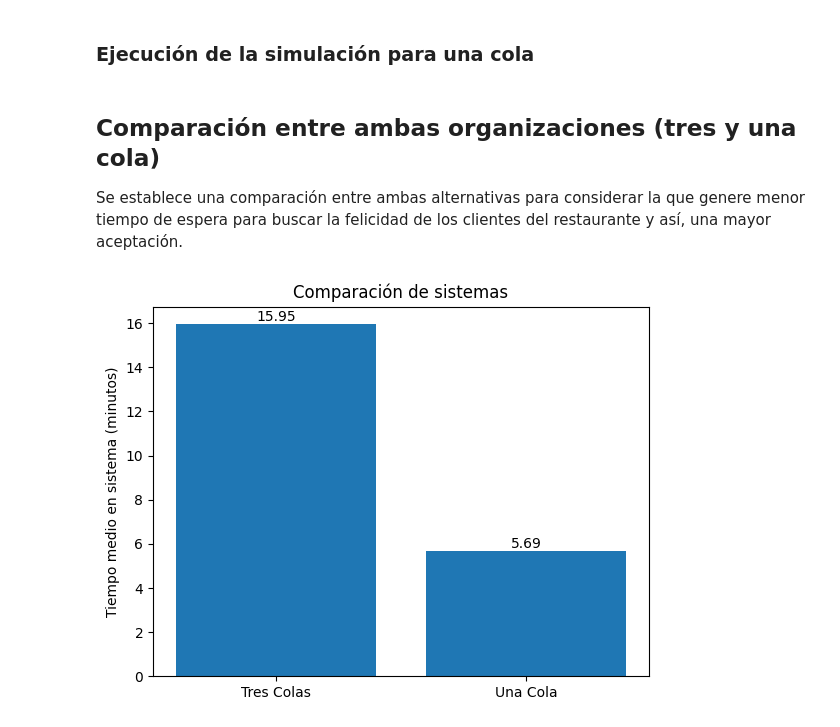
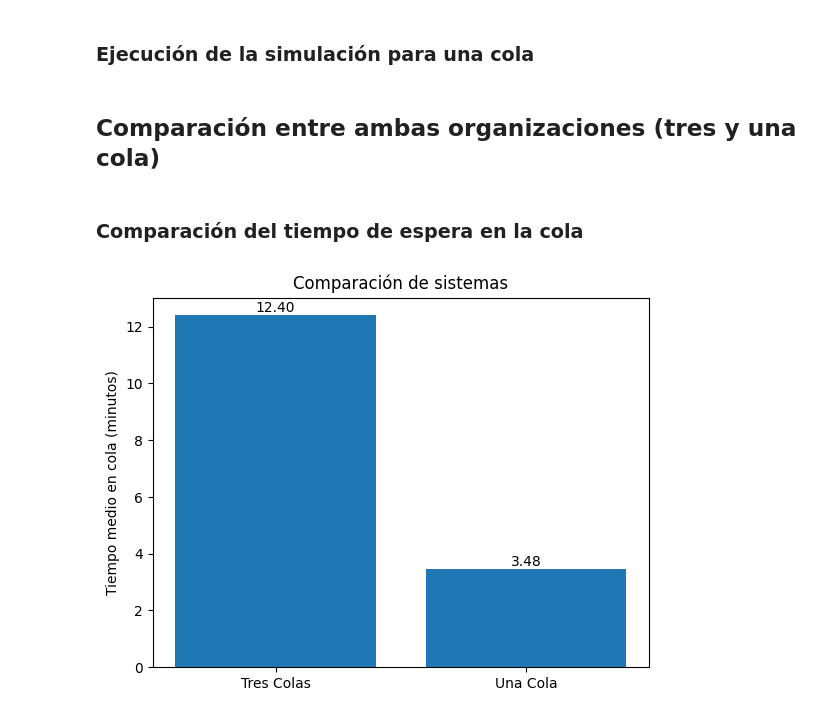
Before and after one commit to ClaudiaHdezPerez/Fast_Food_Restaurant, a Jupyter notebook: code/fast_food.ipynb, the cells around one changed output. Saved outputs shown, nothing was run; the diff lists cells and outputs as text; code cells hidden in the pictures.

```diff
--- a/code/fast_food.ipynb
+++ b/code/fast_food.ipynb
@@ -61,13 +71,19 @@ def simulacion_tres_colas(env, lambd, mu, datos):
 ### Ejecución de la simulación para tres colas
 # %%
 datos = []
+clientes_en_cola_dict = {}
+clientes_en_sistema_dict = {}
+
 env = simpy.Environment()
-env.process(simulacion_tres_colas(env, LAMBDA_MIN, MU_MIN, datos))
+env.process(simulacion_tres_colas(env, LAMBDA_MIN, MU_MIN, datos, clientes_en_cola_dict, clientes_en_sistema_dict))
 env.run(until=HORAS_SIMULACION * 60)  # Convertir horas a minutos
 
 # Cálculo de métricas (tiempos en minutos)
+tiempos_cola = [d["inicio_servicio"] - d["llegada"] for d in datos]
 tiempos_sistema = [d["fin_servicio"] - d["llegada"] for d in datos]
-media_tres_colas = np.mean(tiempos_sistema)
+media_tres_colas = np.mean(tiempos_cola)
+media_tres_colas_sistema = np.mean(tiempos_sistema)
+tres_colas_congestion = LAMBDA / (1 * MU)
 # %% [markdown]
 ### Simulación para una cola para tres servidores
 # %%
@@ -99,30 +125,36 @@ def simulacion_una_cola(env, lambd, mu, num_servidores, datos):
 # %%
 # Ejecución de la simulación
 datos = []
+clientes_en_cola_dict_una_cola = {}
+clientes_en_sistema_dict_una_cola = {}
+
 env = simpy.Environment()
-env.process(simulacion_una_cola(env, LAMBDA_MIN, MU_MIN, 3, datos))
+env.process(simulacion_una_cola(env, LAMBDA_MIN, MU_MIN, 3, datos, clientes_en_cola_dict_una_cola, clientes_en_sistema_dict_una_cola))
 env.run(until=HORAS_SIMULACION * 60)
 
 # Cálculo de métricas
+tiempos_cola = [d["inicio_servicio"] - d["llegada"] for d in datos]
 tiempos_sistema = [d["fin_servicio"] - d["llegada"] for d in datos]
-media_una_cola = np.mean(tiempos_sistema)
+media_una_cola = np.mean(tiempos_cola)
+media_una_cola_sistema = np.mean(tiempos_sistema)
+una_cola_congestion = LAMBDA / (3 * MU)
 # %% [markdown]
 ## Comparación entre ambas organizaciones (tres y una cola)
-
-Se establece una comparación entre ambas alternativas para considerar la que genere menor tiempo de espera para buscar la felicidad de los clientes del restaurante y así, una mayor aceptación.
+# %% [markdown]
+### Comparación del tiempo de espera en la cola
 # %%
 # Crear la figura y los ejes
 fig, ax = plt.subplots()
 barras = ax.bar(["Tres Colas", "Una Cola"], [media_tres_colas, media_una_cola])
 
 # Agregar etiquetas de valores directamente con bar_label
 ax.bar_label(barras, fmt="%.2f")
 
 # Etiquetas
-ax.set_ylabel("Tiempo medio en sistema (minutos)")
+ax.set_ylabel("Tiempo medio en cola (minutos)")
 ax.set_title("Comparación de sistemas")
 
 # Mostrar la gráfica
 plt.show()
 # %% [output]
-[figure, old version]
+[figure, new version]
```
Also changed, not shown: parts of 11 cells of this notebook, 6 other files.
